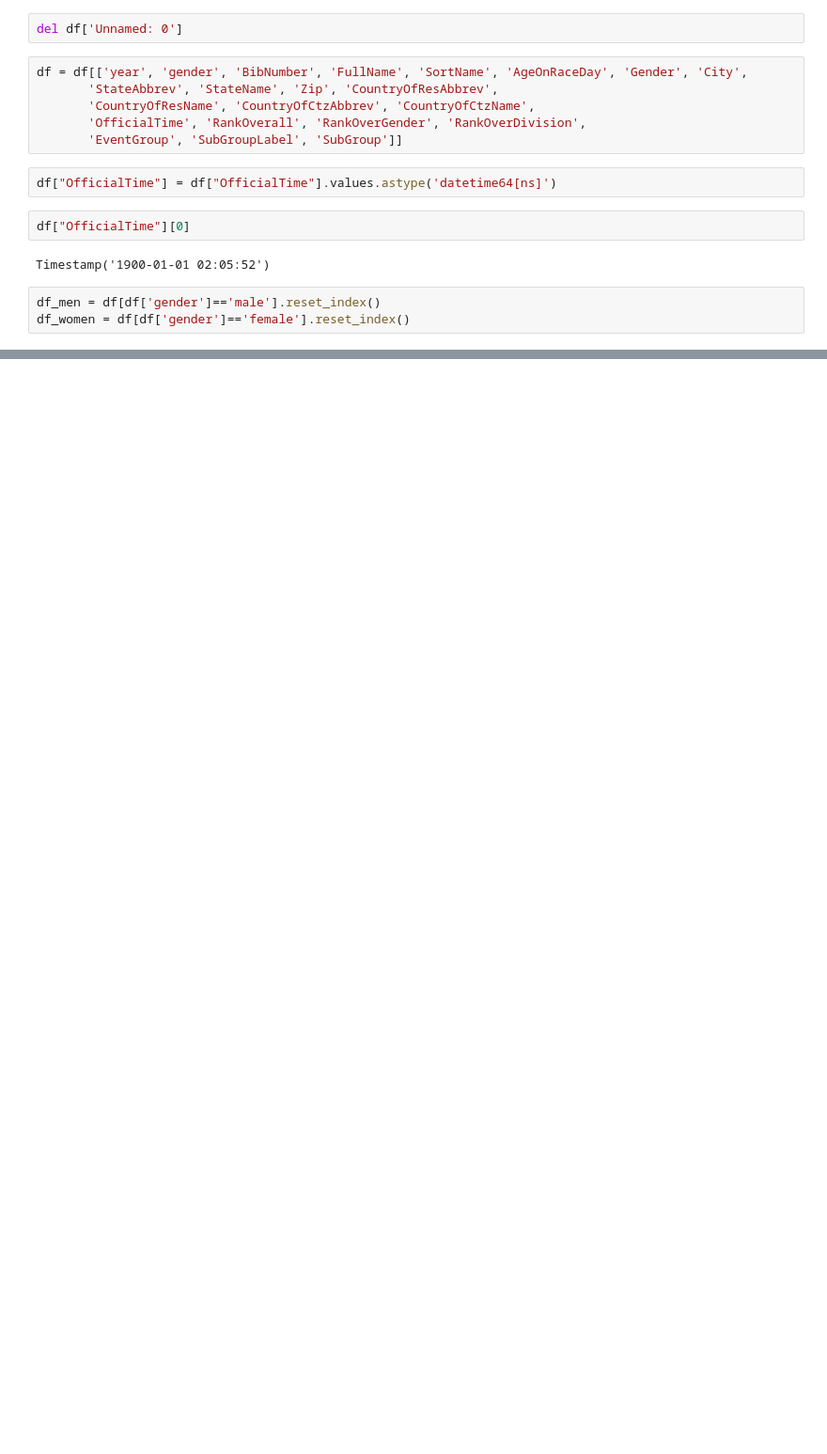
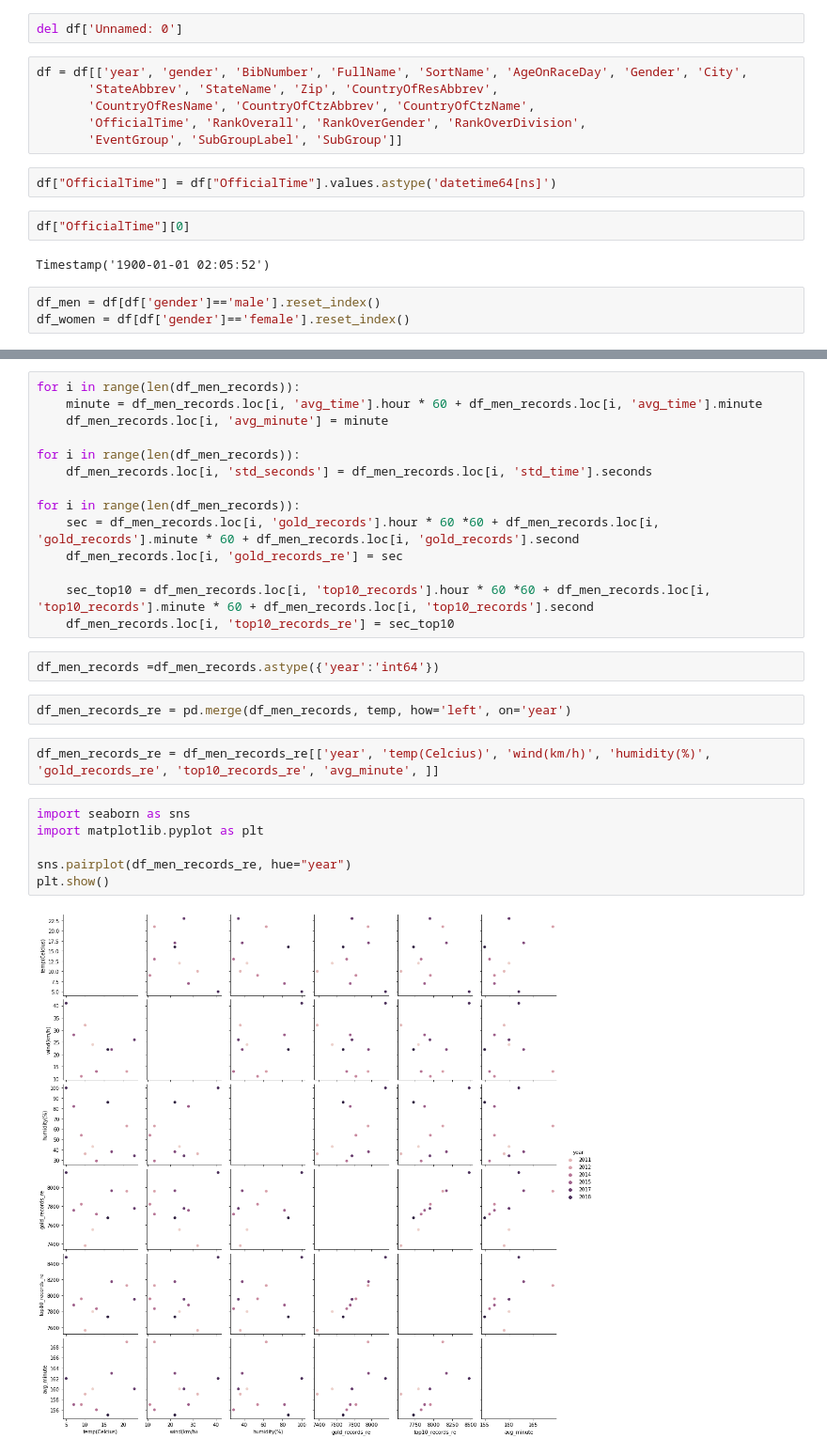
Before and after one commit to king-rabbit/marathon_and_weather, a Jupyter notebook: data/boston_marathon_records.ipynb, the cells around one changed output, grey strips where cells are left out. Shown: that part at 94% size. Saved outputs shown, nothing was run; the diff lists cells and outputs as text; blank space fills up the shorter version.

```diff
--- a/data/boston_marathon_records.ipynb
+++ b/data/boston_marathon_records.ipynb
@@ -71,0 +73,28 @@ TypeError: cannot perform std with type datetime64[ns]
+# %%
+for i in range(len(df_men_records)):
+    minute = df_men_records.loc[i, 'avg_time'].hour * 60 + df_men_records.loc[i, 'avg_time'].minute
+    df_men_records.loc[i, 'avg_minute'] = minute
+
+for i in range(len(df_men_records)):
+    df_men_records.loc[i, 'std_seconds'] = df_men_records.loc[i, 'std_time'].seconds
+
+for i in range(len(df_men_records)):
+    sec = df_men_records.loc[i, 'gold_records'].hour * 60 *60 + df_men_records.loc[i, 'gold_records'].minute * 60 + df_men_records.loc[i, 'gold_records'].second
+    df_men_records.loc[i, 'gold_records_re'] = sec
+
+    sec_top10 = df_men_records.loc[i, 'top10_records'].hour * 60 *60 + df_men_records.loc[i, 'top10_records'].minute * 60 + df_men_records.loc[i, 'top10_records'].second
+    df_men_records.loc[i, 'top10_records_re'] = sec_top10
+# %%
+df_men_records =df_men_records.astype({'year':'int64'})
+# %%
+df_men_records_re = pd.merge(df_men_records, temp, how='left', on='year')
+# %%
+df_men_records_re = df_men_records_re[['year', 'temp(Celcius)', 'wind(km/h)', 'humidity(%)', 'gold_records_re', 'top10_records_re', 'avg_minute', ]]
+# %%
+import seaborn as sns
+import matplotlib.pyplot as plt
+
+sns.pairplot(df_men_records_re, hue="year")
+plt.show()
+# %% [output]
+[figure, added]
```
Also changed, not shown: parts of 11 cells of this notebook, 5 other files.
